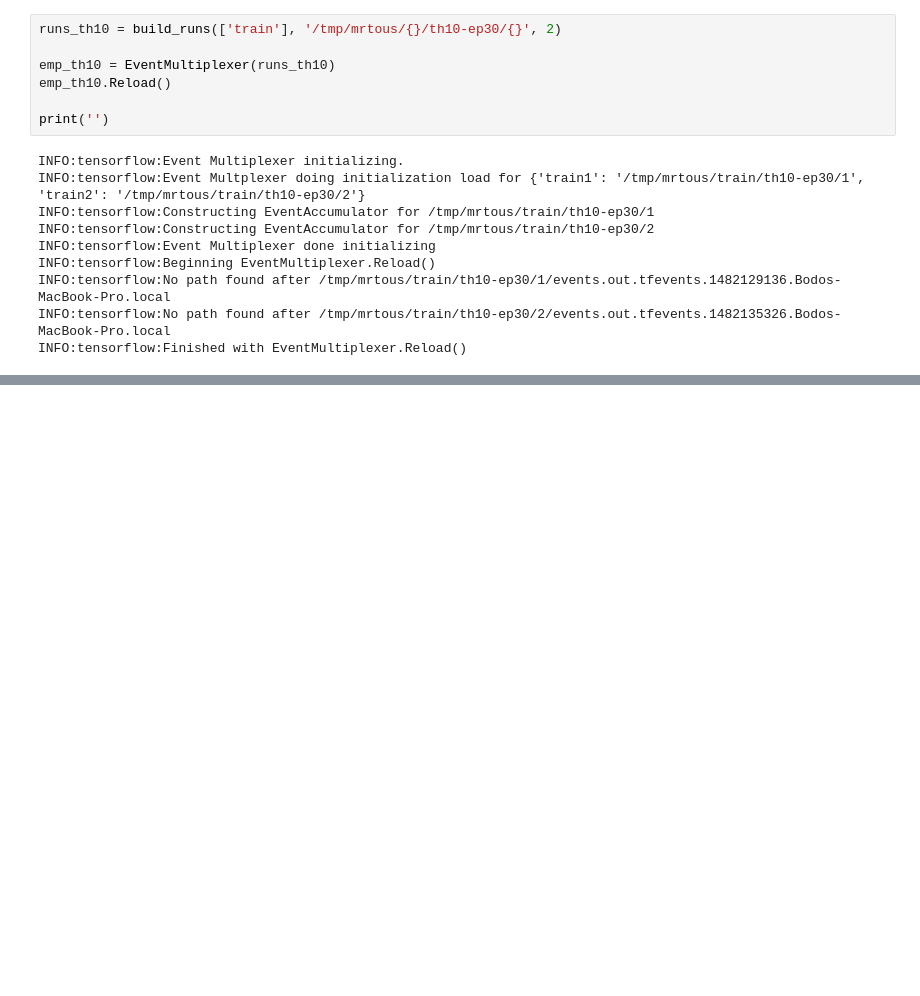
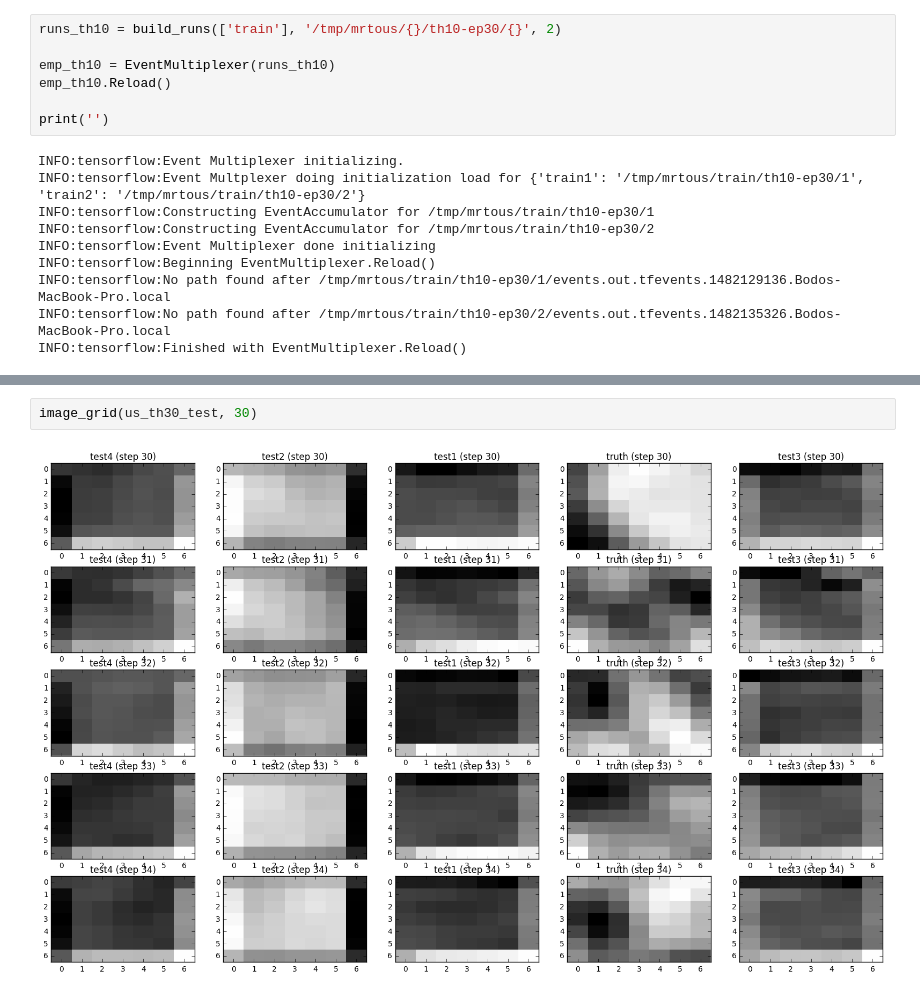
Before and after one commit to bodokaiser/mrtous-old, a Jupyter notebook: nb/events.ipynb, the cells around one changed output, grey strips where cells are left out. Cells and saved outputs as stored; diff of their text form; blank space fills up the shorter version.

```diff
--- a/nb/events.ipynb
+++ b/nb/events.ipynb
@@ -126,0 +147,4 @@ image_grid(us_th30_test)
+# %%
+image_grid(us_th30_test, 30)
+# %% [output]
+[figure, added]
```
Also changed, not shown: parts of 9 cells of this notebook.
